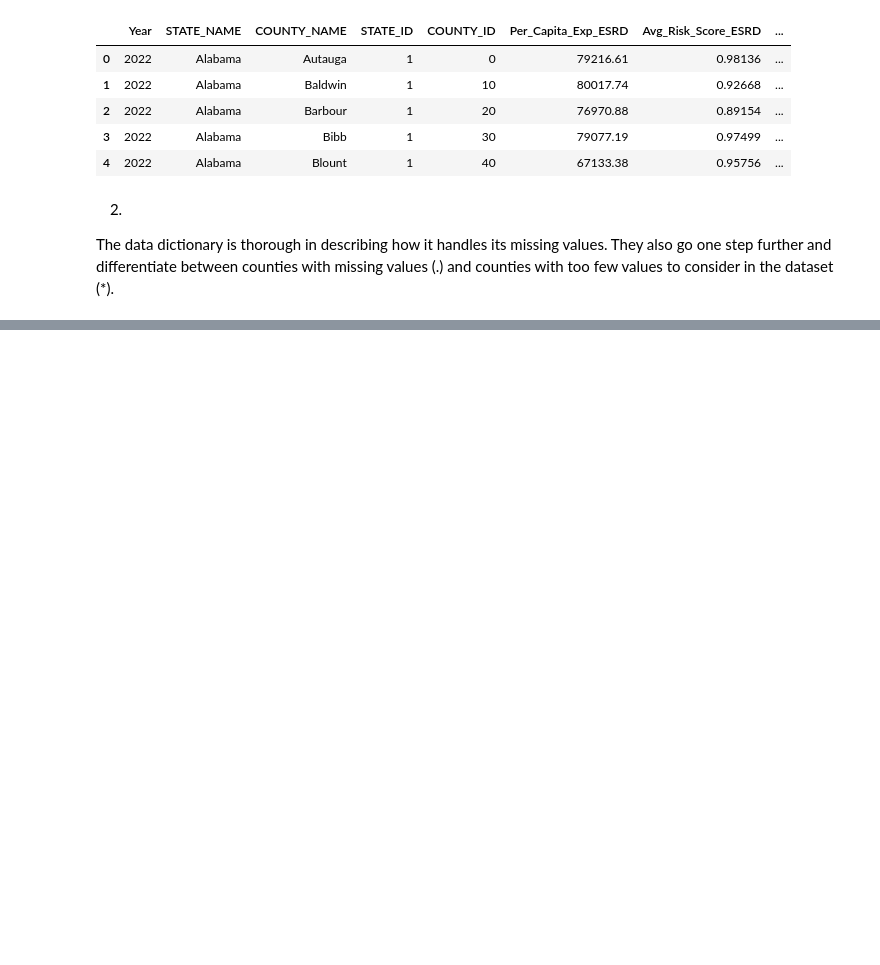
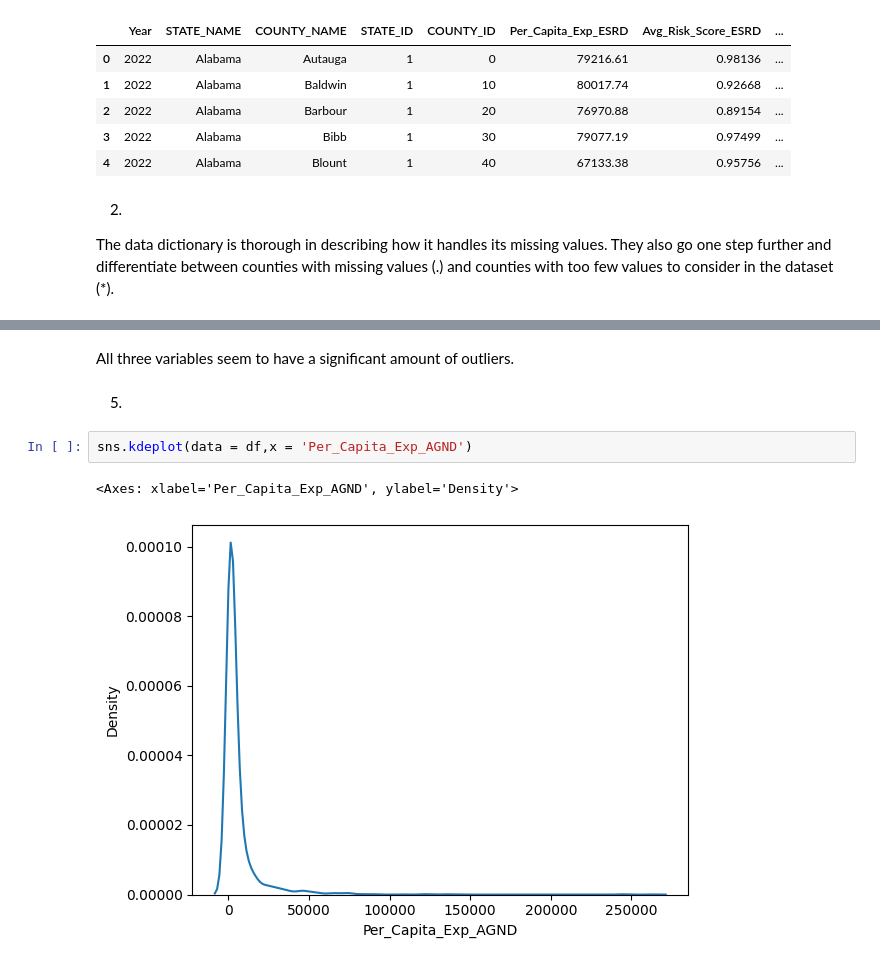
Before and after one commit to Nehach73/DS3001, a Jupyter notebook: EDA_visualization_assignment/EDA_visualization_assignment.ipynb, the cells around one changed output, grey strips where cells are left out. Cells and saved outputs as stored; diff of their text form; blank space fills up the shorter version.

```diff
--- a/EDA_visualization_assignment/EDA_visualization_assignment.ipynb
+++ b/EDA_visualization_assignment/EDA_visualization_assignment.ipynb
@@ -226,0 +267,9 @@ The data dictionary is thorough in describing how it handles its missing values.
+# %% [markdown]
+All three variables seem to have a significant amount of outliers.
+# %% [markdown]
+5.
+# %%
+sns.kdeplot(data = df,x = 'Per_Capita_Exp_AGND')
+# %% [output]
+<Axes: xlabel='Per_Capita_Exp_AGND', ylabel='Density'>
+[figure, added]
```
Also changed, not shown: parts of 12 cells of this notebook.
